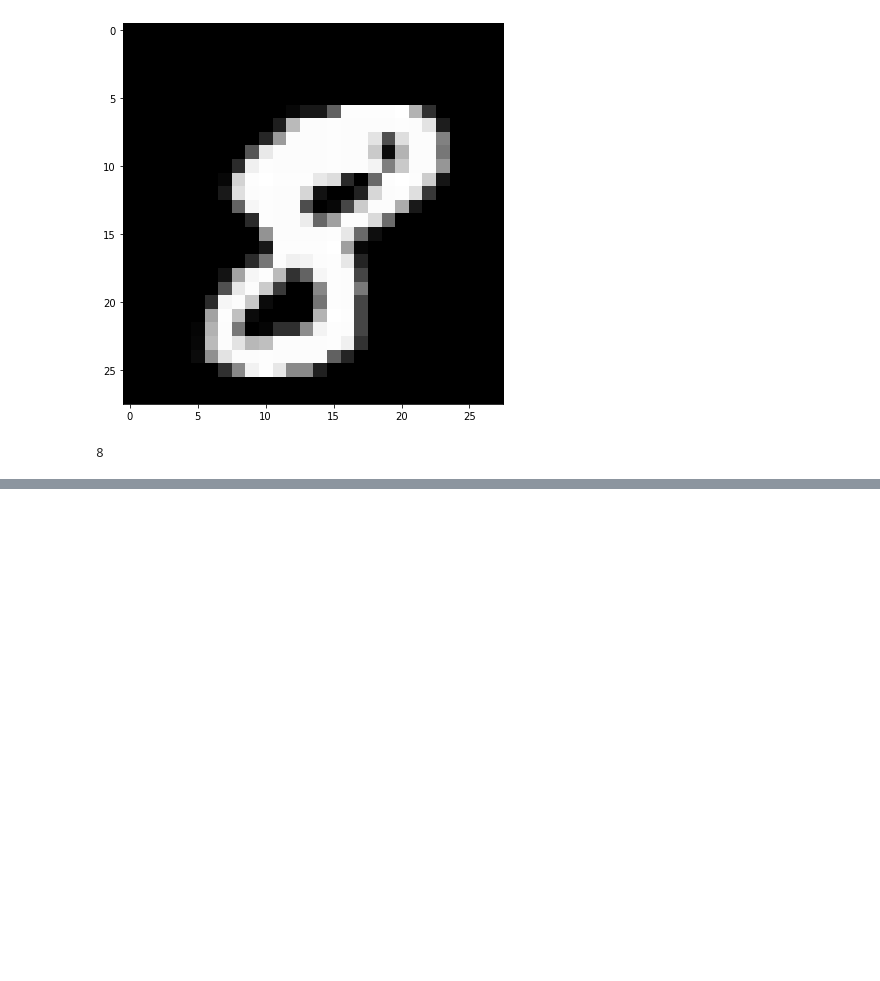
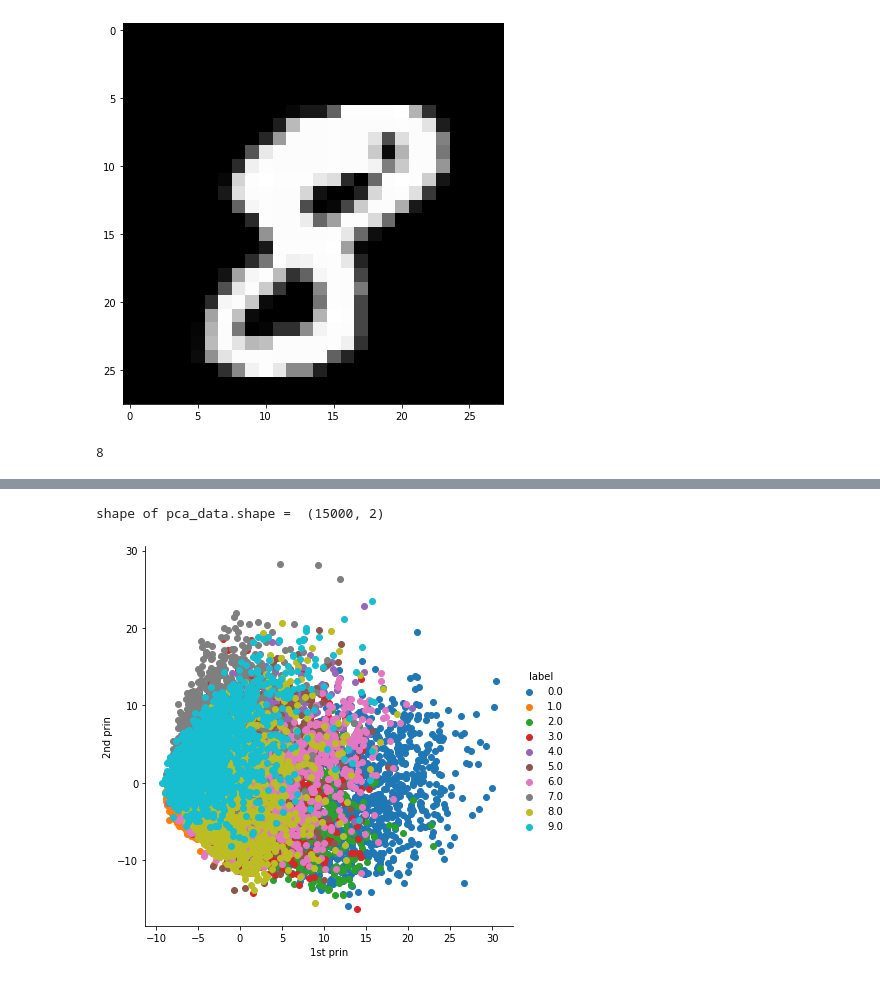
Before and after one commit to brijrajgohil/DataScienceProjects, a Jupyter notebook: AI/DimensionalityReduction/DimensionalityReduction.ipynb, the cells around one changed output, grey strips where cells are left out. Saved outputs shown, nothing was run; the diff lists cells and outputs as text; code cells hidden in the pictures; blank space fills up the shorter version.

```diff
--- a/AI/DimensionalityReduction/DimensionalityReduction.ipynb
+++ b/AI/DimensionalityReduction/DimensionalityReduction.ipynb
@@ -52,0 +132,24 @@ print(l[idx])
+# %%
+# PCA using scikit-learn
+from sklearn import decomposition
+pca = decomposition.PCA()
+# %%
+# configuring the parameters
+# the number of components = 2
+pca.n_components = 2
+pca_data = pca.fit_transform(sample_data)
+
+# pca_data will contain the 2D projects of simple data
+print("shape of pca_data.shape = ", pca_data.shape)
+# %% [output]
+shape of pca_data.shape =  (15000, 2)
+# %%
+# attaching the label for each 2D data point
+pca_data = np.vstack((pca_data.T, labels)).T
+
+# creating a new dataframe which help us in plotting the result data
+pca_df = pd.DataFrame(data=pca_data, columns=("1st prin", "2nd prin", "label"))
+sns.FacetGrid(pca_df, hue="label", height=6).map(plt.scatter, "1st prin", "2nd prin").add_legend()
+plt.show()
+# %% [output]
+[figure, added]
```
Also changed, not shown: parts of 8 cells of this notebook, 1 other file.
